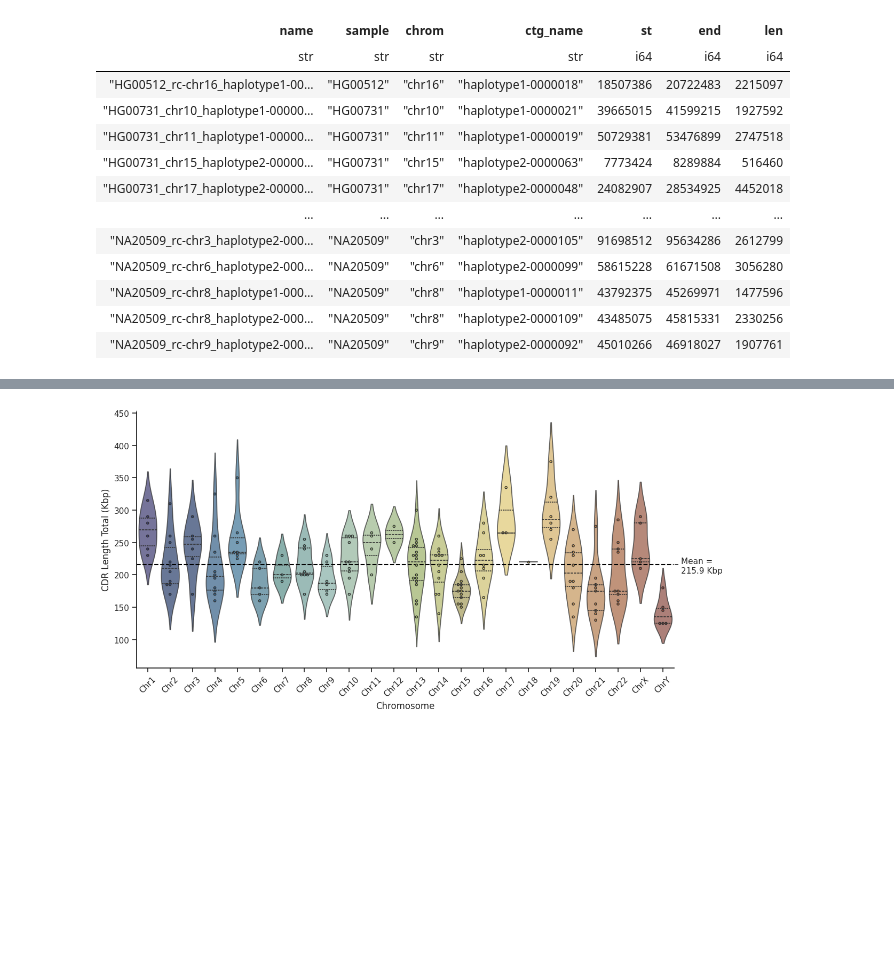
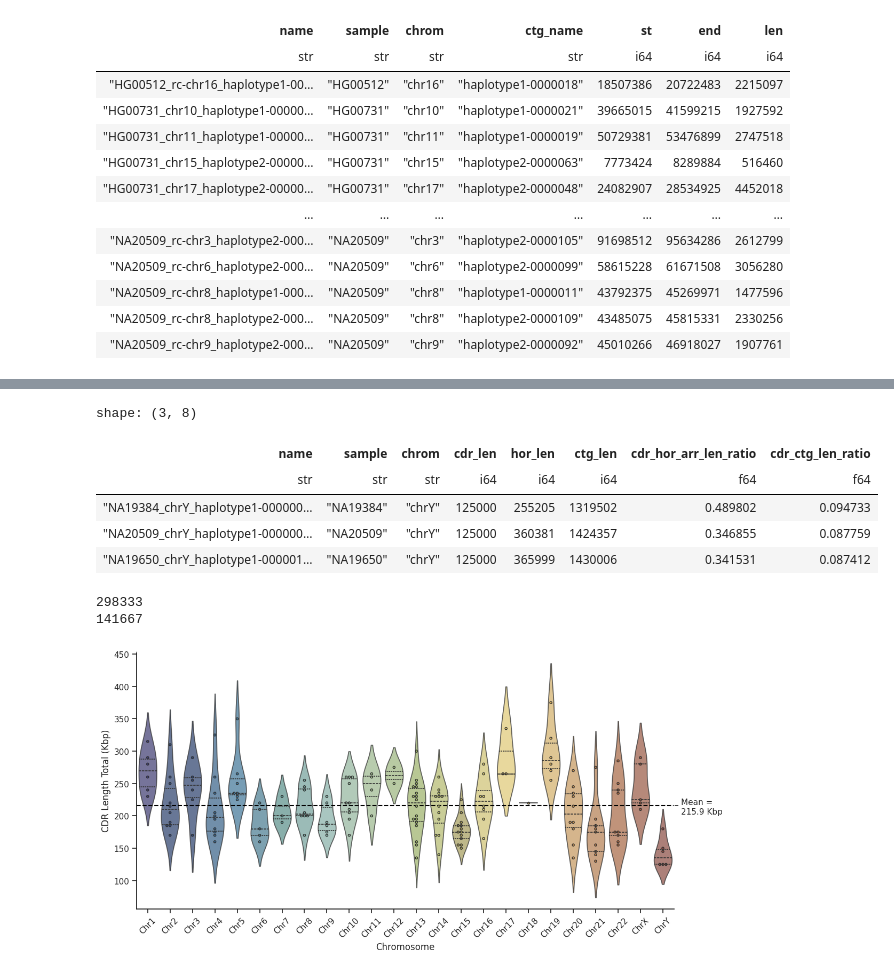
Before and after one commit to koisland/cdr-analysis, a Jupyter notebook: relative_pos.ipynb, the cells around one changed output, grey strips where cells are left out. Cells and saved outputs as stored; diff of their text form; code cells hidden in the pictures; blank space fills up the shorter version.

Commit message:
Updates with means for largest and smallest cdr.

```diff
--- a/relative_pos.ipynb
+++ b/relative_pos.ipynb
@@ -245,3 +239,20 @@ shape: (3, 8)
+# %%
+df_length_ratios.filter(pl.col("cdr_len") == pl.col("cdr_len").min())
+# %% [output]
+shape: (3, 8)
+| name | sample | chrom | cdr_len | hor_len | ctg_len | cdr_hor_arr_len_ratio | cdr_ctg_len_ratio |
+| str | str | str | i64 | i64 | i64 | f64 | f64 |
+| "NA19384_chrY_haplotype1-000000… | "NA19384" | "chrY" | 125000 | 255205 | 1319502 | 0.489802 | 0.094733 |
+| "NA20509_chrY_haplotype1-000000… | "NA20509" | "chrY" | 125000 | 360381 | 1424357 | 0.346855 | 0.087759 |
+| "NA19650_chrY_haplotype1-000001… | "NA19650" | "chrY" | 125000 | 365999 | 1430006 | 0.341531 | 0.087412 |
+# %%
+largest_cdrs_mean = round(df_length_ratios.filter(pl.col("chrom") == largest_cdr_chr).get_column("cdr_len").mean())
+smallest_cdrs_mean = round(df_length_ratios.filter(pl.col("chrom") == smallest_cdr_chr).get_column("cdr_len").mean())
+print(largest_cdrs_mean)
+print(smallest_cdrs_mean)
+# %% [output]
+298333
+141667
 # %%
 ax = sns.violinplot(
     data=df_length_ratios,
```
Also changed, not shown: parts of 2 cells of this notebook.
